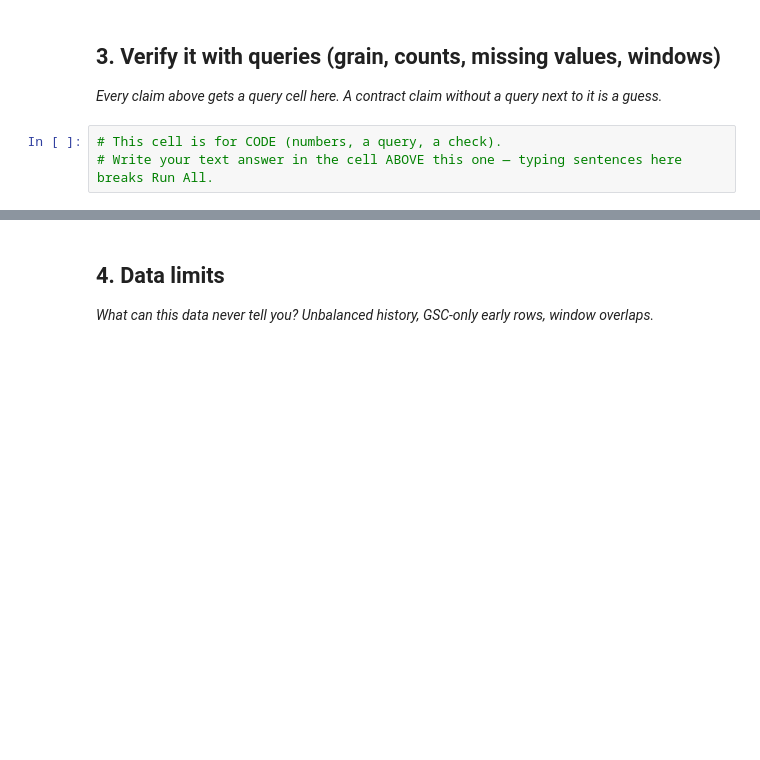
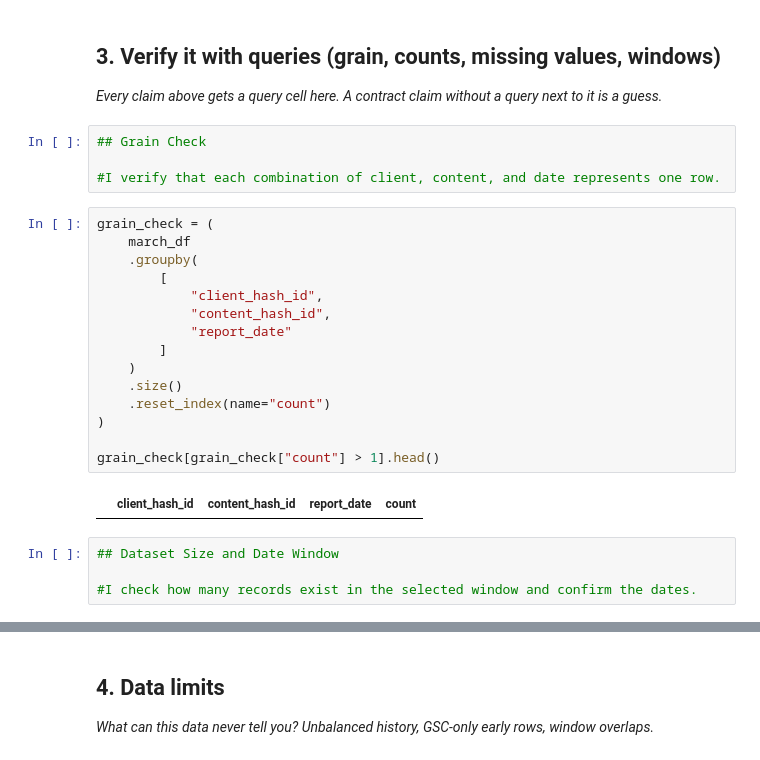
Before and after one commit to syedali287/flyrank-intern, a Jupyter notebook: work/notebooks/w03_data_contract.ipynb, the cells around one changed output, grey strips where cells are left out. Cells and saved outputs as stored; diff of their text form; blank space fills up the shorter version.

```diff
--- a/work/notebooks/w03_data_contract.ipynb
+++ b/work/notebooks/w03_data_contract.ipynb
@@ -24,6 +198,28 @@ This skeleton is yours to fill. Work the sections **in order** — each one has
 ## 3. Verify it with queries (grain, counts, missing values, windows)
 
 *Every claim above gets a query cell here. A contract claim without a query next to it is a guess.*
-# %%
-# This cell is for CODE (numbers, a query, a check).
-# Write your text answer in the cell ABOVE this one — typing sentences here breaks Run All.
+# %%
+## Grain Check
+
+#I verify that each combination of client, content, and date represents one row.
+# %%
+grain_check = (
+    march_df
+    .groupby(
+        [
+            "client_hash_id",
+            "content_hash_id",
+            "report_date"
+        ]
+    )
+    .size()
+    .reset_index(name="count")
+)
+
+grain_check[grain_check["count"] > 1].head()
+# %% [output]
+|  | client_hash_id | content_hash_id | report_date | count |
+# %%
+## Dataset Size and Date Window
+
+#I check how many records exist in the selected window and confirm the dates.
```
Also changed, not shown: parts of 26 cells of this notebook.
